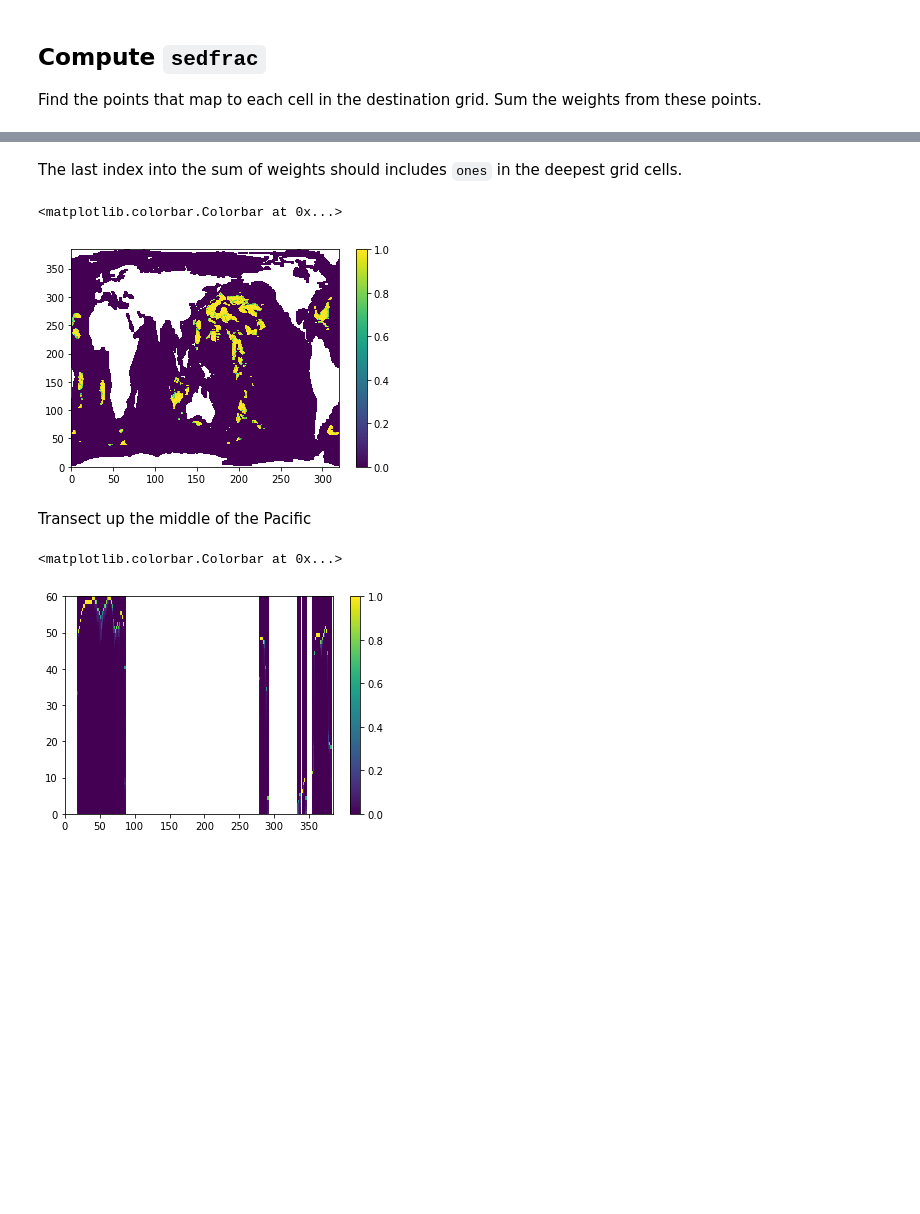
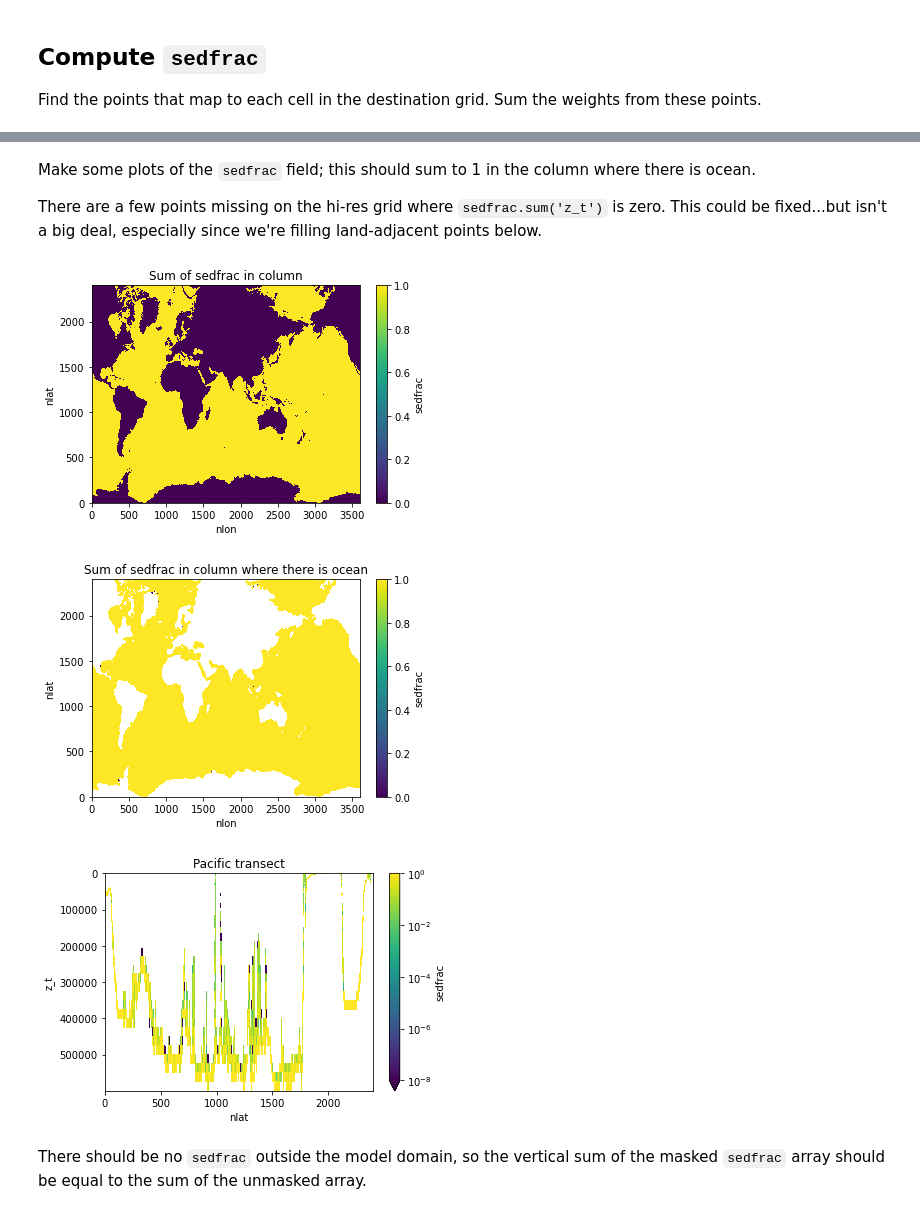
Before and after one commit to marbl-ecosys/forcing-Fe-sedflux, a Jupyter notebook: notebooks/_sedfrac_compute.ipynb, the cells around one changed output, grey strips where cells are left out. Drawn from its saved outputs; the diff is of its cells as text; code cells hidden in the pictures; blank space fills up the shorter version.

```diff
--- a/notebooks/_sedfrac_compute.ipynb
+++ b/notebooks/_sedfrac_compute.ipynb
@@ -197,8 +219,24 @@ data_dst_flat = data_dst_flat / np.where(wsum_dst_flat==0., np.nan, wsum_dst_fla
 wtot_dst_flat = wsum_dst_flat.sum(axis=0)
 wtot_dst_flat = np.where(wtot_dst_flat==0., np.nan, wtot_dst_flat)
 wsum_dst_flat = wsum_dst_flat / wtot_dst_flat
+wsum_dst_flat = np.where(np.isnan(wsum_dst_flat), 0., wsum_dst_flat)
 
+dso = xr.Dataset()
+dso['sedfrac'] = xr.DataArray(
+    wsum_dst_flat.reshape((nk,)+dims_dst),
+    dims=('z_t', 'nlat', 'nlon')
+)
 
-wtot_dst = wtot_dst_flat.reshape(dims_dst)
-wsum_dst = wsum_dst_flat.reshape((nk,)+dims_dst)
-data_dst = data_dst_flat.reshape((nk,)+dims_dst)
+dso['sum_of_weights'] = xr.DataArray(
+    wtot_dst_flat.reshape(dims_dst),
+    dims=('nlat', 'nlon')
+)
+
+dso['remapped_topography'] = xr.DataArray(
+    data_dst_flat.reshape((nk,)+dims_dst),
+    dims=('z_t', 'nlat', 'nlon')
+)
+
+dso['z_t'] = xr.DataArray(z_t * 1e2, dims=('z_t'))
+dso.z_t.encoding['_FillValue'] = None
+dso
@@ -205,16 +253,21 @@ data_dst = data_dst_flat.reshape((nk,)+dims_dst)
-# %% [markdown]
-The last index into the sum of weights should includes `ones` in the deepest grid cells.
-# %%
-plt.pcolormesh(wsum_dst[-1, :, :])
-plt.colorbar()
-# %% [output]
-<matplotlib.colorbar.Colorbar at 0x...>
-[figure, removed]
-# %% [markdown]
-Transect up the middle of the Pacific
-# %%
-plt.pcolormesh(wsum_dst[:, :, 60])
-plt.colorbar()
-# %% [output]
-<matplotlib.colorbar.Colorbar at 0x...>
-[figure, removed]
+# %% [markdown]
+Make some plots of the `sedfrac` field; this should sum to 1 in the column where there is ocean.
+
+There are a few points missing on the hi-res grid where `sedfrac.sum('z_t')` is zero. This could be fixed...but isn't a big deal, especially since we're filling land-adjacent points below.
+# %%
+dso.sedfrac.sum('z_t').plot()
+h = plt.title('Sum of sedfrac in column')
+
+plt.figure()
+sedfrac.sum('z_t').where(ds_dst_grid.KMT > 0).plot()
+h = plt.title('Sum of sedfrac in column where there is ocean')
+
+plt.figure()
+dso.sedfrac.isel(nlon=i_pacific).plot(yincrease=False, norm=colors.LogNorm(vmin=1e-8, vmax=1.))
+h = plt.title('Pacific transect')
+# %% [output]
+[figure, added]
+[figure, added]
+[figure, added]
+# %% [markdown]
+There should be no `sedfrac` outside the model domain, so the vertical sum of the masked `sedfrac` array should be equal to the sum of the unmasked array.
```
Also changed, not shown: parts of 24 cells of this notebook, 9 other files.
